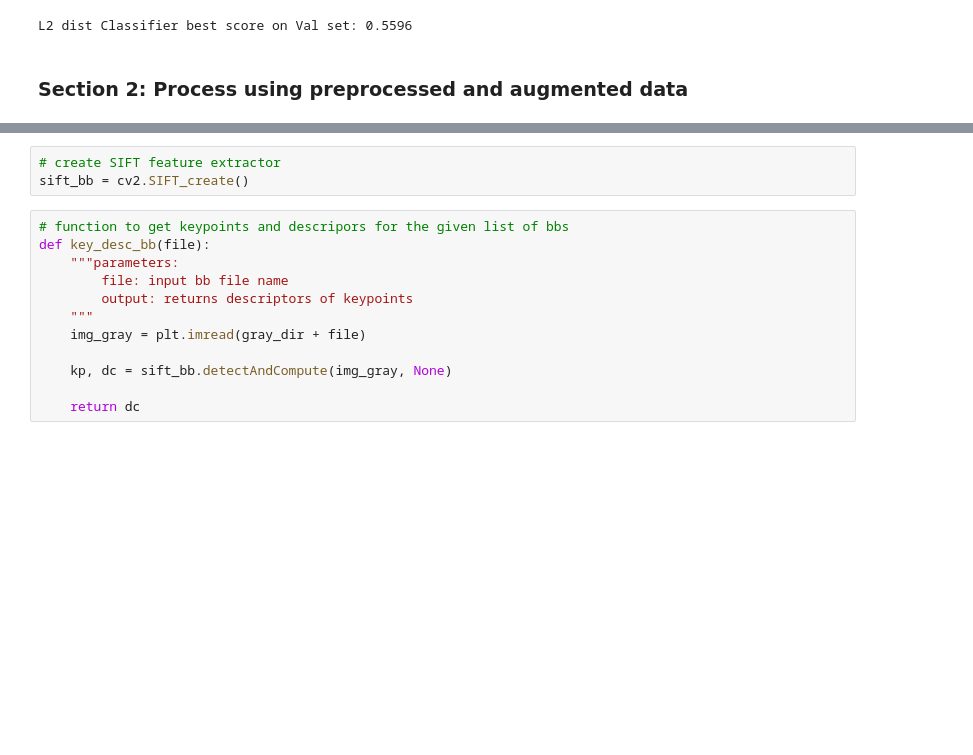
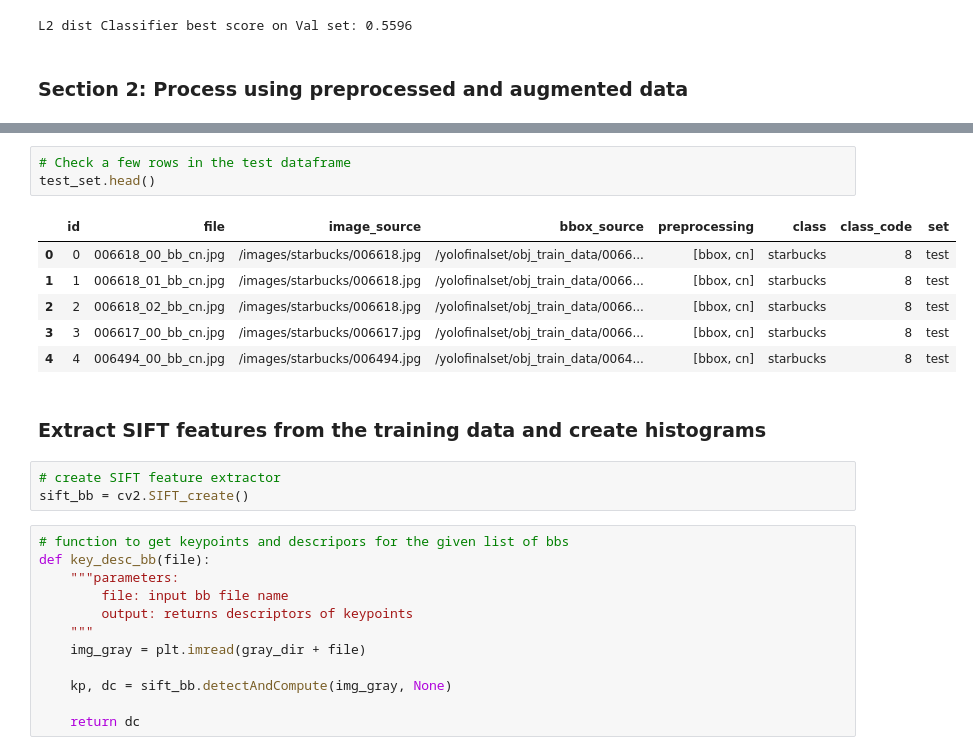
Before and after one commit to jcalz23/logo_detection_w281, a Jupyter notebook: SIFT_Histogram_Models_Full_and_BB.ipynb, the cells around one changed output, grey strips where cells are left out. Saved outputs shown, nothing was run; the diff lists cells and outputs as text; blank space fills up the shorter version.

```diff
--- a/SIFT_Histogram_Models_Full_and_BB.ipynb
+++ b/SIFT_Histogram_Models_Full_and_BB.ipynb
@@ -509,3 +551,15 @@ train_set.head()
+# %%
+# Check a few rows in the test dataframe
+test_set.head()
+# %% [output]
+|  | id | file | image_source | bbox_source | preprocessing | class | class_code | set |
+| 0 | 0 | 006618_00_bb_cn.jpg | /images/starbucks/006618.jpg | /yolofinalset/obj_train_data/0066... | [bbox, cn] | starbucks | 8 | test |
+| 1 | 1 | 006618_01_bb_cn.jpg | /images/starbucks/006618.jpg | /yolofinalset/obj_train_data/0066... | [bbox, cn] | starbucks | 8 | test |
+| 2 | 2 | 006618_02_bb_cn.jpg | /images/starbucks/006618.jpg | /yolofinalset/obj_train_data/0066... | [bbox, cn] | starbucks | 8 | test |
+| 3 | 3 | 006617_00_bb_cn.jpg | /images/starbucks/006617.jpg | /yolofinalset/obj_train_data/0066... | [bbox, cn] | starbucks | 8 | test |
+| 4 | 4 | 006494_00_bb_cn.jpg | /images/starbucks/006494.jpg | /yolofinalset/obj_train_data/0064... | [bbox, cn] | starbucks | 8 | test |
+# %% [markdown]
+### Extract SIFT features from the training data and create histograms
 # %%
 # create SIFT feature extractor
 sift_bb = cv2.SIFT_create()
```
Also changed, not shown: parts of 78 cells of this notebook.
